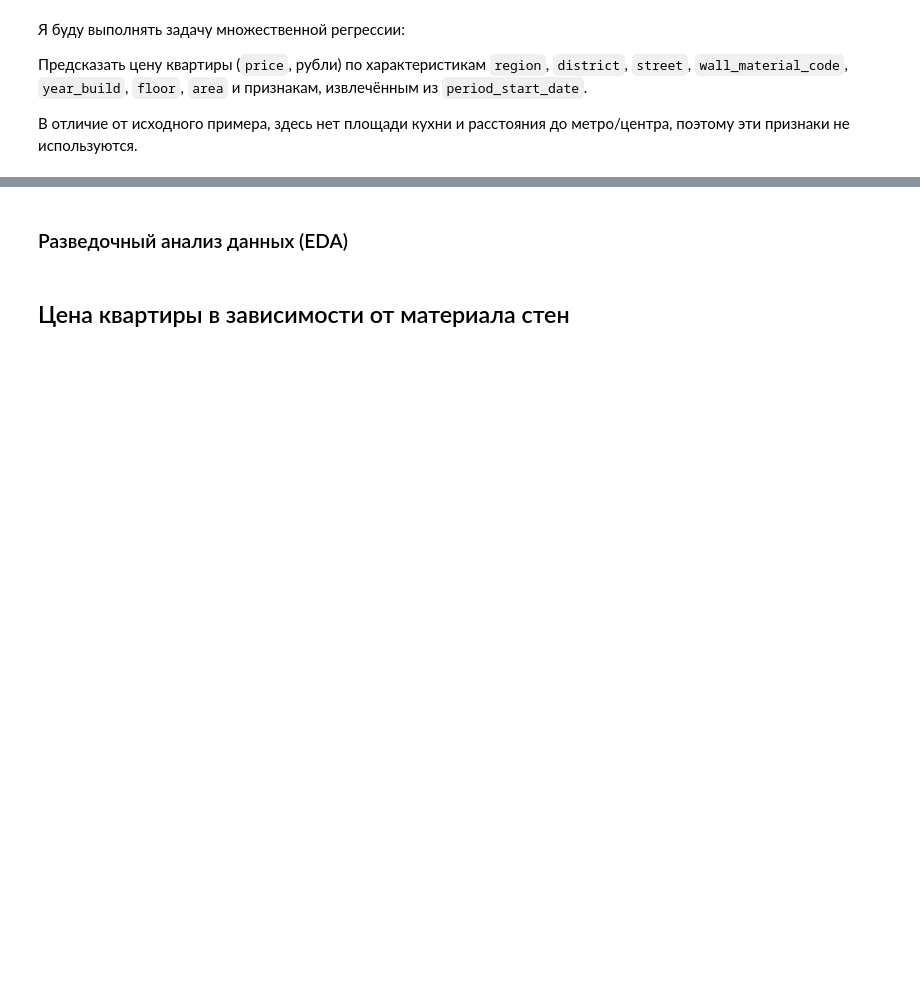
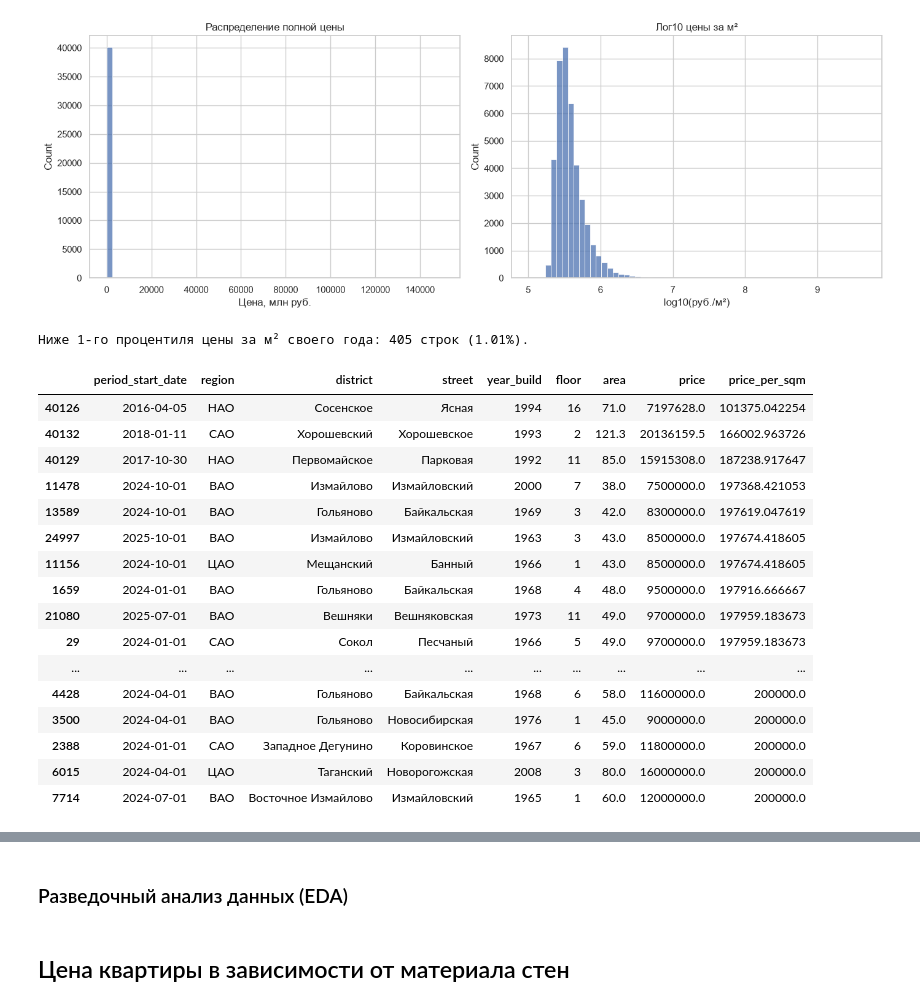
Before and after one commit to o-Anna-o/Prognosis_system, a Jupyter notebook: Prognosis_system.ipynb, the cells around one changed output, grey strips where cells are left out. Saved outputs shown, nothing was run; the diff lists cells and outputs as text; code cells hidden in the pictures; blank space fills up the shorter version.

```diff
--- a/Prognosis_system.ipynb
+++ b/Prognosis_system.ipynb
@@ -201,6 +181,37 @@ MIN_PRICE_ON_GRAPH = None
-# %% [markdown]
-Я буду выполнять задачу множественной регрессии:
-
-Предсказать цену квартиры (`price`, рубли) по характеристикам `region`, `district`, `street`, `wall_material_code`, `year_build`, `floor`, `area` и признакам, извлечённым из `period_start_date`.
-
-В отличие от исходного примера, здесь нет площади кухни и расстояния до метро/центра, поэтому эти признаки не используются.
+# %%
+fig, axes = plt.subplots(1, 2, figsize=(14, 5))
+sns.histplot(df["price"]/1e6, bins=60, ax=axes[0])
+axes[0].set_title("Распределение полной цены")
+axes[0].set_xlabel("Цена, млн руб.")
+sns.histplot(np.log10(df.loc[df["price_per_sqm"] > 0, "price_per_sqm"]), bins=60, ax=axes[1])
+axes[1].set_title("Лог10 цены за м²")
+axes[1].set_xlabel("log10(руб./м²)")
+plt.tight_layout(); plt.show()
+
+# Робастный флаг: нижний 1-й процентиль цены за м² внутри года.
+year_q01 = df.groupby("period_year")["price_per_sqm"].transform(lambda s: s.quantile(0.01))
+df["flag_low_ppsqm_year"] = df["price_per_sqm"] < year_q01
+low_flags = df.loc[df["flag_low_ppsqm_year"],
+                   ["period_start_date","region","district","street","year_build","floor","area","price","price_per_sqm"]]
+print(f"Ниже 1-го процентиля цены за м² своего года: {len(low_flags):,} строк ({len(low_flags)/len(df):.2%}).")
+display(low_flags.sort_values("price_per_sqm").head(30))
+# %% [output]
+[figure, added]
+Ниже 1-го процентиля цены за м² своего года: 405 строк (1.01%).
+|  | period_start_date | region | district | street | year_build | floor | area | price | price_per_sqm |
+| 40126 | 2016-04-05 | НАО | Сосенское | Ясная | 1994 | 16 | 71.0 | 7197628.0 | 101375.042254 |
+| 40132 | 2018-01-11 | САО | Хорошевский | Хорошевское | 1993 | 2 | 121.3 | 20136159.5 | 166002.963726 |
+| 40129 | 2017-10-30 | НАО | Первомайское | Парковая | 1992 | 11 | 85.0 | 15915308.0 | 187238.917647 |
+| 11478 | 2024-10-01 | ВАО | Измайлово | Измайловский | 2000 | 7 | 38.0 | 7500000.0 | 197368.421053 |
+| 13589 | 2024-10-01 | ВАО | Гольяново | Байкальская | 1969 | 3 | 42.0 | 8300000.0 | 197619.047619 |
+| 24997 | 2025-10-01 | ВАО | Измайлово | Измайловский | 1963 | 3 | 43.0 | 8500000.0 | 197674.418605 |
+| 11156 | 2024-10-01 | ЦАО | Мещанский | Банный | 1966 | 1 | 43.0 | 8500000.0 | 197674.418605 |
+| 1659 | 2024-01-01 | ВАО | Гольяново | Байкальская | 1968 | 4 | 48.0 | 9500000.0 | 197916.666667 |
+| 21080 | 2025-07-01 | ВАО | Вешняки | Вешняковская | 1973 | 11 | 49.0 | 9700000.0 | 197959.183673 |
+| 29 | 2024-01-01 | САО | Сокол | Песчаный | 1966 | 5 | 49.0 | 9700000.0 | 197959.183673 |
+| ... | ... | ... | ... | ... | ... | ... | ... | ... | ... |
+| 4428 | 2024-04-01 | ВАО | Гольяново | Байкальская | 1968 | 6 | 58.0 | 11600000.0 | 200000.0 |
+| 3500 | 2024-04-01 | ВАО | Гольяново | Новосибирская | 1976 | 1 | 45.0 | 9000000.0 | 200000.0 |
+| 2388 | 2024-01-01 | САО | Западное Дегунино | Коровинское | 1967 | 6 | 59.0 | 11800000.0 | 200000.0 |
+| 6015 | 2024-04-01 | ЦАО | Таганский | Новорогожская | 2008 | 3 | 80.0 | 16000000.0 | 200000.0 |
+| 7714 | 2024-07-01 | ВАО | Восточное Измайлово | Измайловский | 1965 | 1 | 60.0 | 12000000.0 | 200000.0 |
```
Also changed, not shown: parts of 75 cells of this notebook.
